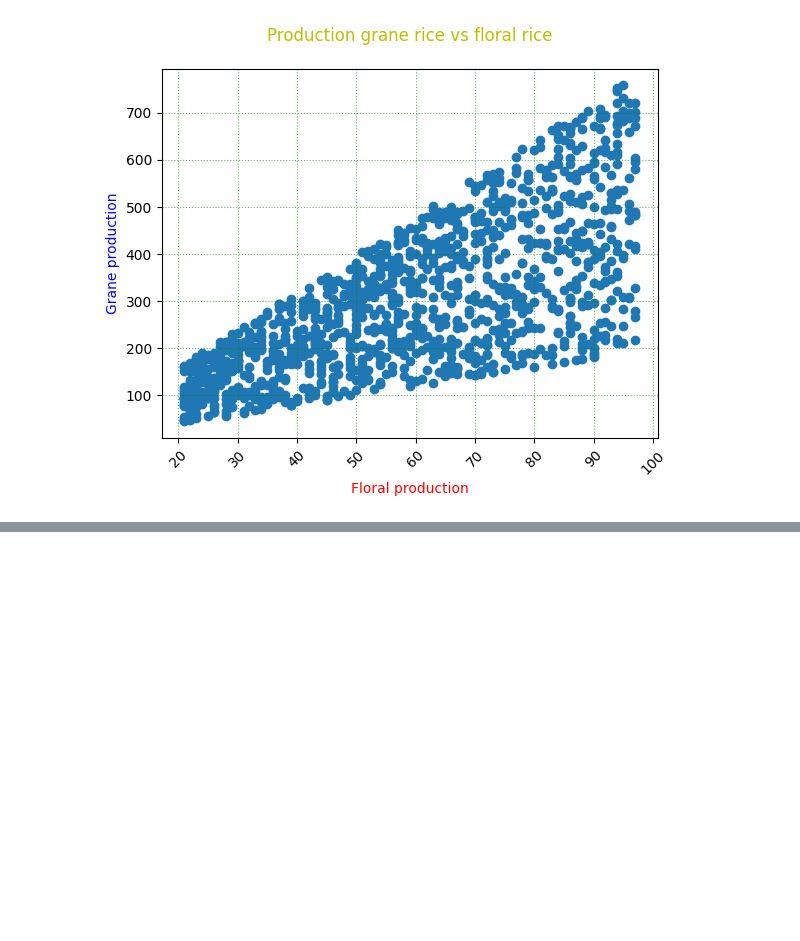
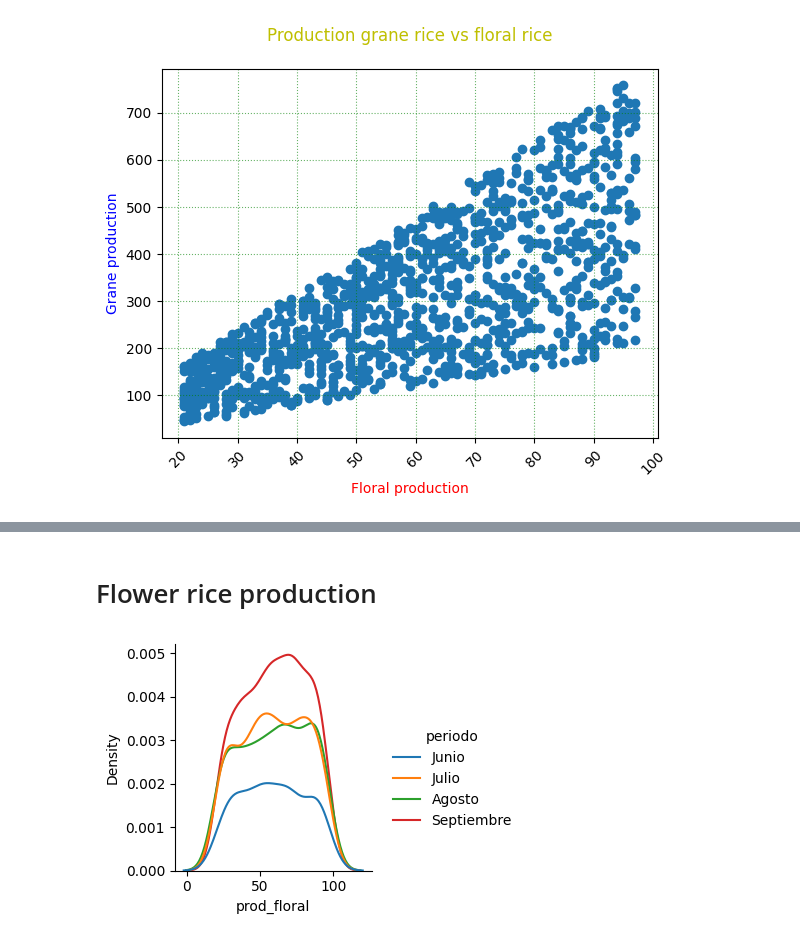
Before and after one commit to EmilianaSeltzer/Exercises_with_Pandas_Functions, a Jupyter notebook: Matplot_rice_graph.ipynb, the cells around one changed output, grey strips where cells are left out. Saved outputs shown, nothing was run; the diff lists cells and outputs as text; code cells hidden in the pictures; blank space fills up the shorter version.

```diff
--- a/Matplot_rice_graph.ipynb
+++ b/Matplot_rice_graph.ipynb
@@ -178,0 +219,7 @@ plt.show()
+# %% [markdown]
+# Flower rice production
+# %%
+sns.displot(data=df, x="prod_floral", hue="periodo", kind="kde",height=3)
+plt.show()
+# %% [output]
+[figure, added]
```
Also changed, not shown: parts of 11 cells of this notebook.
